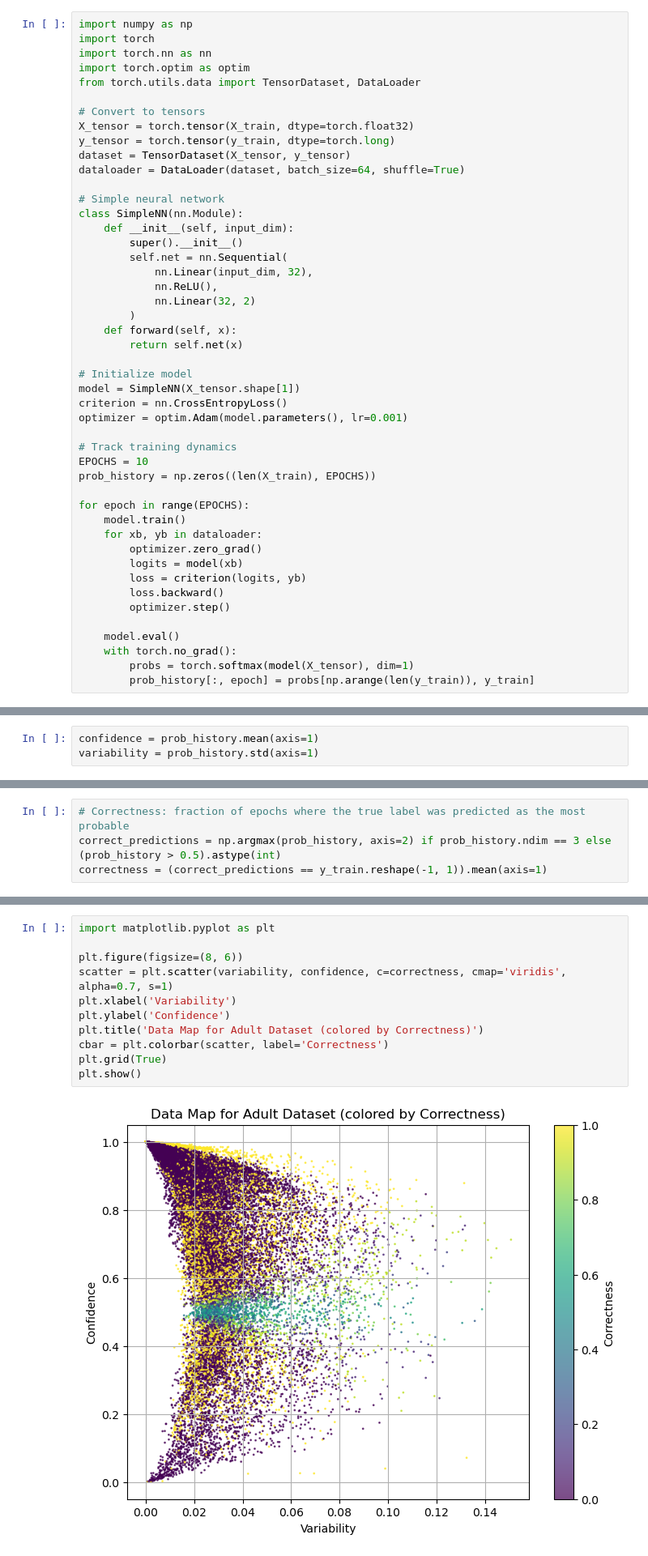
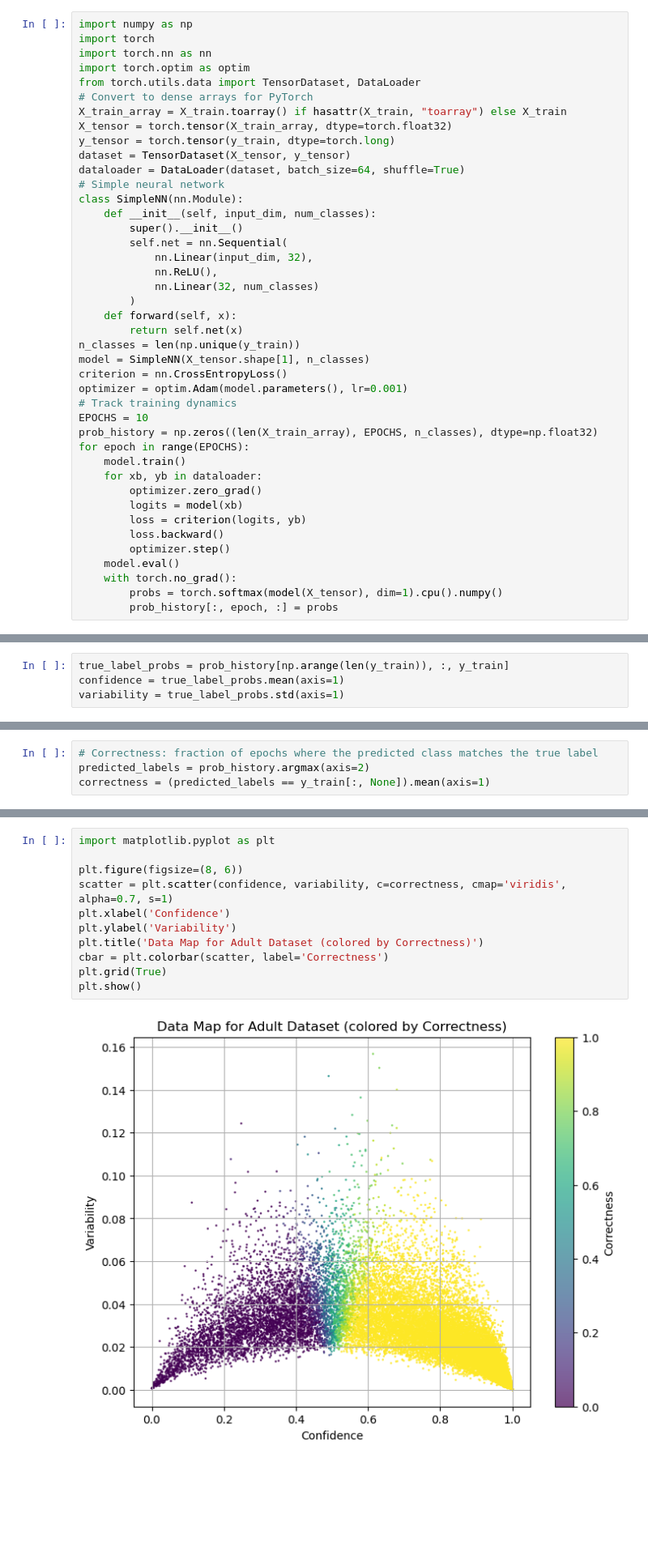
Before and after one commit to AILAB-CEFET-RJ/cic1205, a Jupyter notebook: notebooks/data_map_adult.ipynb, the cells around one changed output, grey strips where cells are left out. Shown: that part at 81% size. Cells and saved outputs as stored; diff of their text form; blank space fills up the shorter version.

```diff
--- a/notebooks/data_map_adult.ipynb
+++ b/notebooks/data_map_adult.ipynb
@@ -247,34 +261,30 @@ import torch
 import torch.nn as nn
 import torch.optim as optim
 from torch.utils.data import TensorDataset, DataLoader
-
-# Convert to tensors
-X_tensor = torch.tensor(X_train, dtype=torch.float32)
+# Convert to dense arrays for PyTorch
+X_train_array = X_train.toarray() if hasattr(X_train, "toarray") else X_train
+X_tensor = torch.tensor(X_train_array, dtype=torch.float32)
 y_tensor = torch.tensor(y_train, dtype=torch.long)
 dataset = TensorDataset(X_tensor, y_tensor)
 dataloader = DataLoader(dataset, batch_size=64, shuffle=True)
-
 # Simple neural network
 class SimpleNN(nn.Module):
-    def __init__(self, input_dim):
+    def __init__(self, input_dim, num_classes):
         super().__init__()
         self.net = nn.Sequential(
             nn.Linear(input_dim, 32),
             nn.ReLU(),
-            nn.Linear(32, 2)
+            nn.Linear(32, num_classes)
         )
     def forward(self, x):
         return self.net(x)
-
-# Initialize model
-model = SimpleNN(X_tensor.shape[1])
+n_classes = len(np.unique(y_train))
+model = SimpleNN(X_tensor.shape[1], n_classes)
 criterion = nn.CrossEntropyLoss()
 optimizer = optim.Adam(model.parameters(), lr=0.001)
-
 # Track training dynamics
 EPOCHS = 10
-prob_history = np.zeros((len(X_train), EPOCHS))
-
+prob_history = np.zeros((len(X_train_array), EPOCHS, n_classes), dtype=np.float32)
 for epoch in range(EPOCHS):
     model.train()
     for xb, yb in dataloader:
@@ -283,37 +293,37 @@ for epoch in range(EPOCHS):
         loss = criterion(logits, yb)
         loss.backward()
         optimizer.step()
-
     model.eval()
     with torch.no_grad():
-        probs = torch.softmax(model(X_tensor), dim=1)
-        prob_history[:, epoch] = probs[np.arange(len(y_train)), y_train]
+        probs = torch.softmax(model(X_tensor), dim=1).cpu().numpy()
+        prob_history[:, epoch, :] = probs
 # %% [markdown]
 ## Step 4: Compute Confidence and Variability
 # %%
-confidence = prob_history.mean(axis=1)
-variability = prob_history.std(axis=1)
+true_label_probs = prob_history[np.arange(len(y_train)), :, y_train]
+confidence = true_label_probs.mean(axis=1)
+variability = true_label_probs.std(axis=1)
 # %% [markdown]
 ## Step 4.1: Compute Correctness
 # %%
-# Correctness: fraction of epochs where the true label was predicted as the most probable
-correct_predictions = np.argmax(prob_history, axis=2) if prob_history.ndim == 3 else (prob_history > 0.5).astype(int)
-correctness = (correct_predictions == y_train.reshape(-1, 1)).mean(axis=1)
+# Correctness: fraction of epochs where the predicted class matches the true label
+predicted_labels = prob_history.argmax(axis=2)
+correctness = (predicted_labels == y_train[:, None]).mean(axis=1)
 # %% [markdown]
 ## Step 5: Plot the Data Map
 # %%
 import matplotlib.pyplot as plt
 
 plt.figure(figsize=(8, 6))
-scatter = plt.scatter(variability, confidence, c=correctness, cmap='viridis', alpha=0.7, s=1)
-plt.xlabel('Variability')
-plt.ylabel('Confidence')
+scatter = plt.scatter(confidence, variability, c=correctness, cmap='viridis', alpha=0.7, s=1)
+plt.xlabel('Confidence')
+plt.ylabel('Variability')
 plt.title('Data Map for Adult Dataset (colored by Correctness)')
 cbar = plt.colorbar(scatter, label='Correctness')
 plt.grid(True)
 plt.show()
 # %% [output]
-[figure, old version]
+[figure, new version]
 # %% [markdown]
 ## Step 5.1: Interpreting the Data Map Regions
 
```
Also changed, not shown: parts of 9 cells of this notebook, 1 other file.
